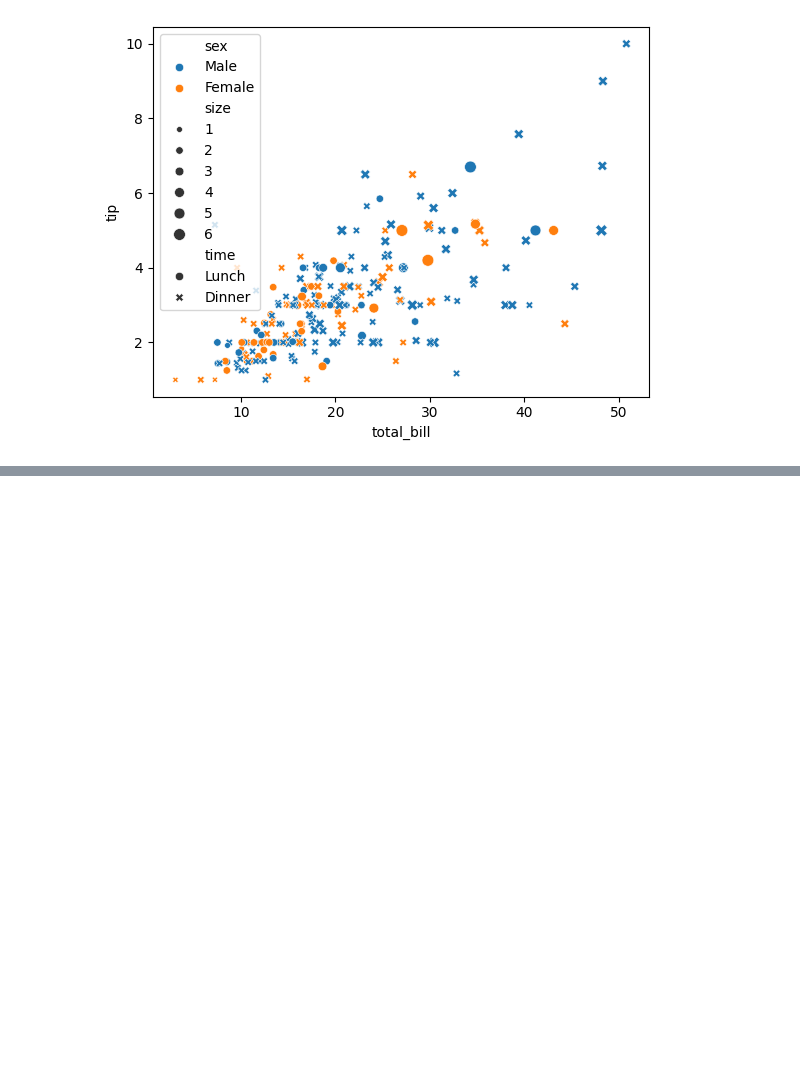
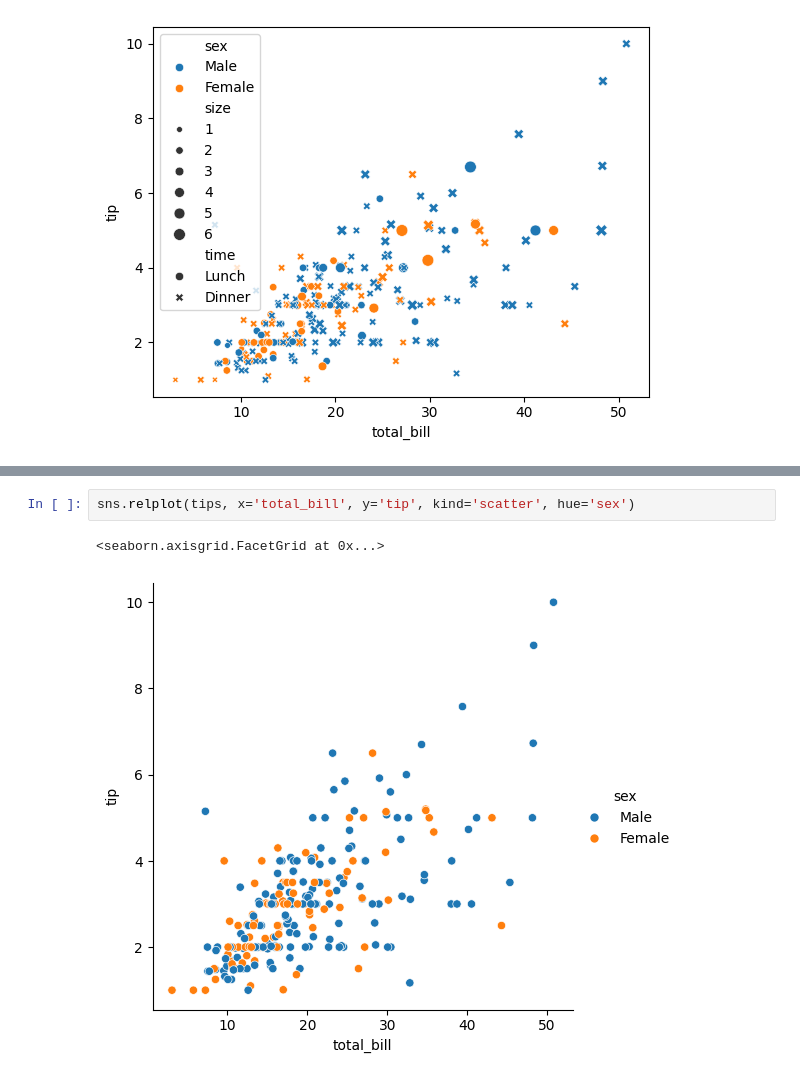
Before and after one commit to Muhammad-Waleed-Source/Seaborn, a Jupyter notebook: Seaborn_1.ipynb, the cells around one changed output, grey strips where cells are left out. Cells and saved outputs as stored; diff of their text form; blank space fills up the shorter version.

```diff
--- a/Seaborn_1.ipynb
+++ b/Seaborn_1.ipynb
@@ -86,0 +94,5 @@ sns.scatterplot(tips, x='total_bill', y='tip', hue='sex', style='time', size='si
+# %%
+sns.relplot(tips, x='total_bill', y='tip', kind='scatter', hue='sex')
+# %% [output]
+<seaborn.axisgrid.FacetGrid at 0x...>
+[figure, added]
```
Also changed, not shown: parts of 3 cells of this notebook.
